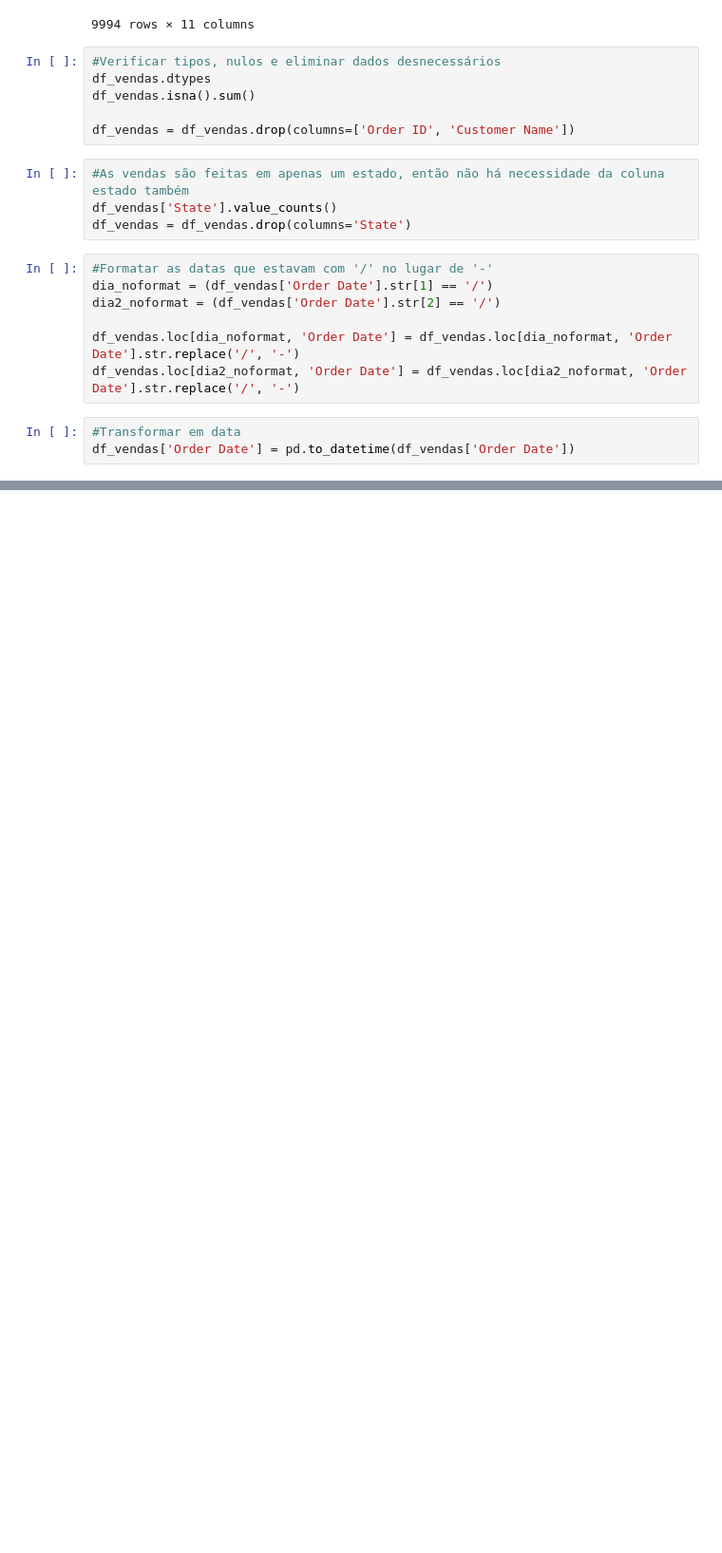
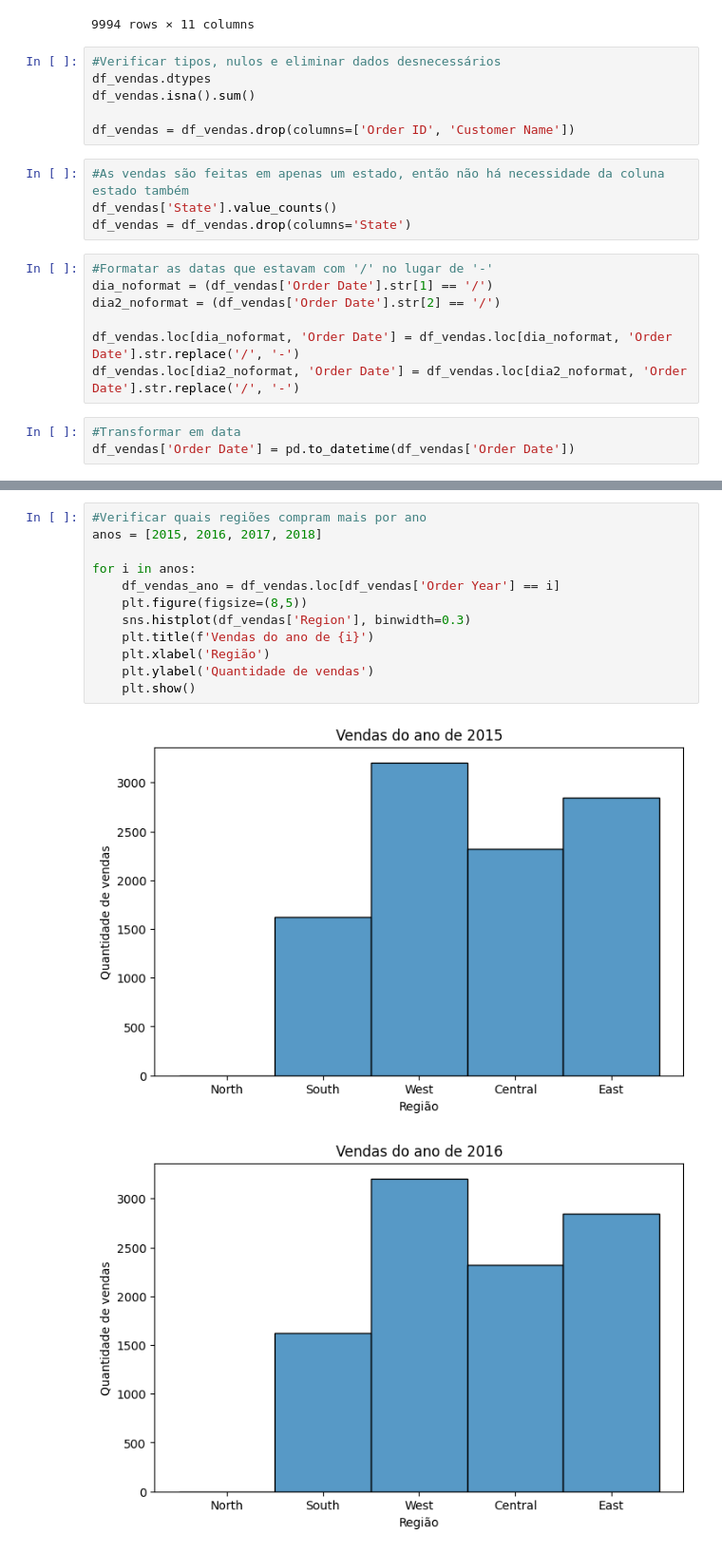
Before and after one commit to DanielTBDev/analise_exp, a Jupyter notebook: analysis.ipynb, the cells around one changed output, grey strips where cells are left out. Shown at 95% size. Drawn from its saved outputs; the diff is of its cells as text; blank space fills up the shorter version.

```diff
--- a/analysis.ipynb
+++ b/analysis.ipynb
@@ -80,0 +81,15 @@ plt.show()
+# %%
+#Verificar quais regiões compram mais por ano
+anos = [2015, 2016, 2017, 2018]
+
+for i in anos:
+    df_vendas_ano = df_vendas.loc[df_vendas['Order Year'] == i]
+    plt.figure(figsize=(8,5))
+    sns.histplot(df_vendas['Region'], binwidth=0.3)
+    plt.title(f'Vendas do ano de {i}')
+    plt.xlabel('Região')
+    plt.ylabel('Quantidade de vendas')
+    plt.show()
+# %% [output]
+[figure, added]
+[figure, added]
```
Also changed, not shown: parts of 9 cells of this notebook.
